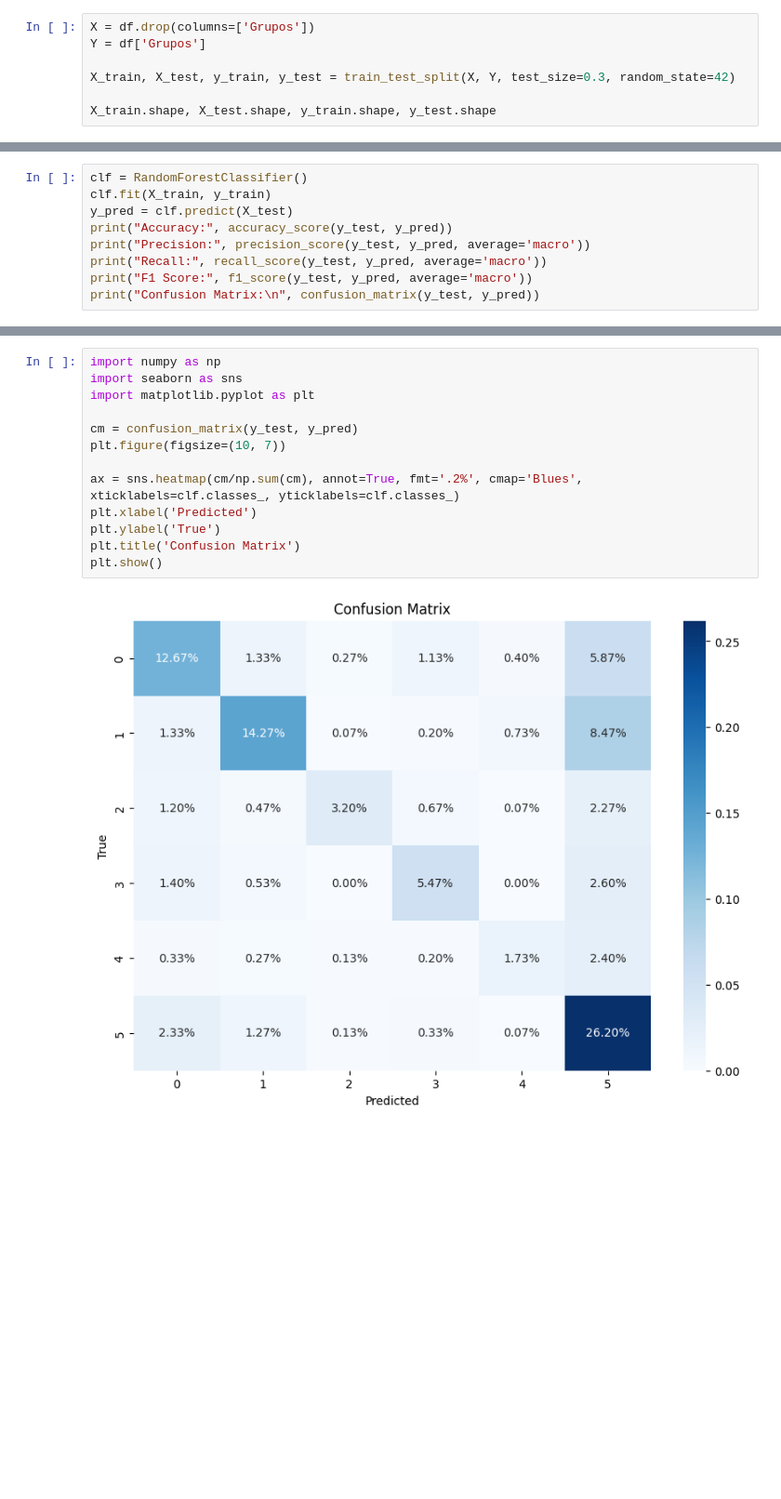
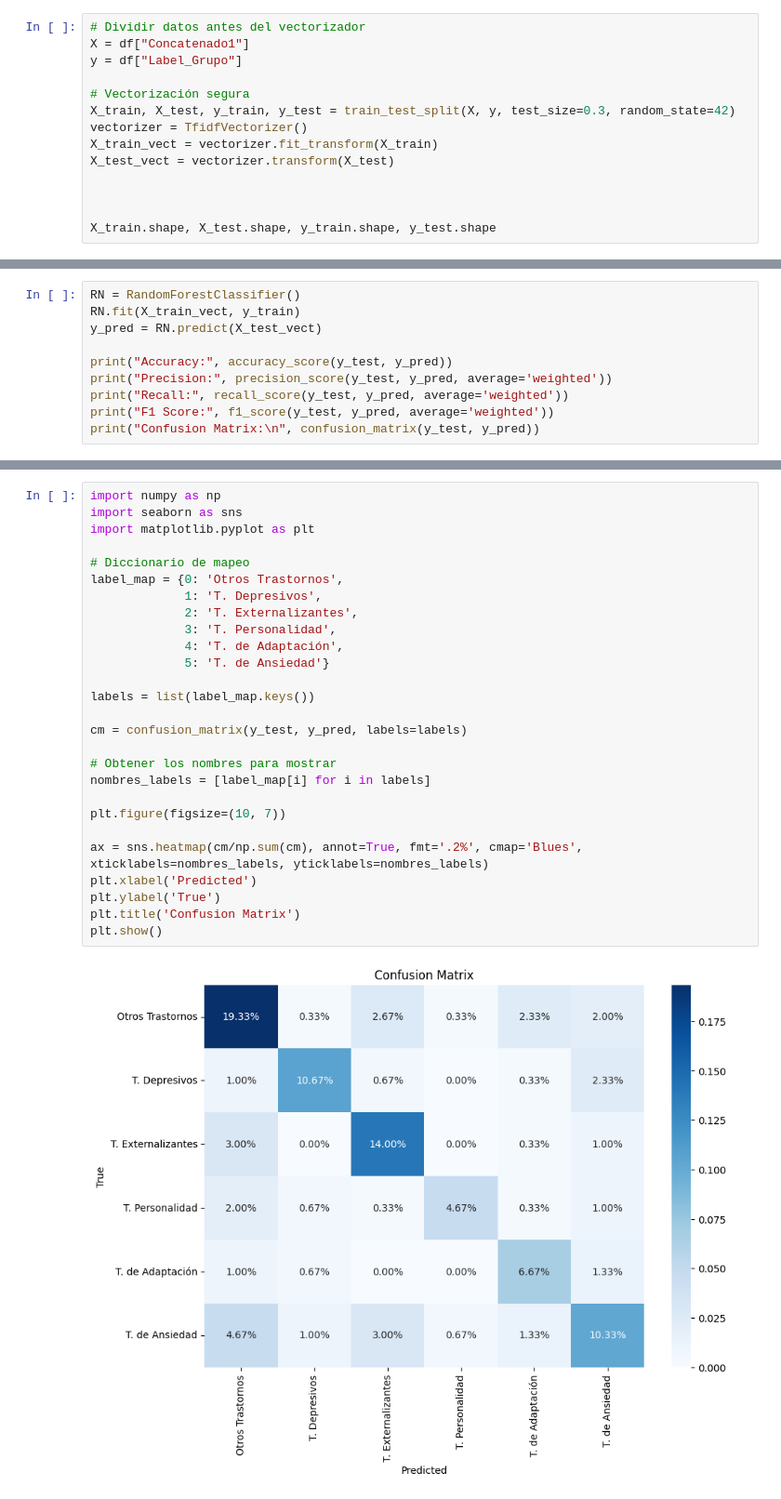
Before and after one commit to Isaias951017/Trabajo-Practica, a Jupyter notebook: models/RandomForest.ipynb, the cells around one changed output, grey strips where cells are left out. Shown at 93% size. Cells and saved outputs as stored; diff of their text form; blank space fills up the shorter version.

```diff
--- a/models/RandomForest.ipynb
+++ b/models/RandomForest.ipynb
@@ -29,8 +40,15 @@ memory usage: 757.6 MB
 # %%
-X = df.drop(columns=['Grupos'])
-Y = df['Grupos']
+# Dividir datos antes del vectorizador
+X = df["Concatenado1"]
+y = df["Label_Grupo"]
 
-X_train, X_test, y_train, y_test = train_test_split(X, Y, test_size=0.3, random_state=42)
+# Vectorización segura
+X_train, X_test, y_train, y_test = train_test_split(X, y, test_size=0.3, random_state=42)
+vectorizer = TfidfVectorizer()
+X_train_vect = vectorizer.fit_transform(X_train)
+X_test_vect = vectorizer.transform(X_test)
+
+
 
 X_train.shape, X_test.shape, y_train.shape, y_test.shape
 # %% [output]
@@ -38,10 +56,11 @@ X_train.shape, X_test.shape, y_train.shape, y_test.shape
 # %%
-clf = RandomForestClassifier()
-clf.fit(X_train, y_train)
-y_pred = clf.predict(X_test)
+RN = RandomForestClassifier()
+RN.fit(X_train_vect, y_train)
+y_pred = RN.predict(X_test_vect)
+
 print("Accuracy:", accuracy_score(y_test, y_pred))
-print("Precision:", precision_score(y_test, y_pred, average='macro'))
-print("Recall:", recall_score(y_test, y_pred, average='macro'))
-print("F1 Score:", f1_score(y_test, y_pred, average='macro'))
+print("Precision:", precision_score(y_test, y_pred, average='weighted'))
+print("Recall:", recall_score(y_test, y_pred, average='weighted'))
+print("F1 Score:", f1_score(y_test, y_pred, average='weighted'))
 print("Confusion Matrix:\n", confusion_matrix(y_test, y_pred))
 # %% [output]
@@ -59,15 +78,29 @@ Confusion Matrix:
 # %%
 import numpy as np
 import seaborn as sns
 import matplotlib.pyplot as plt
 
-cm = confusion_matrix(y_test, y_pred)
+# Diccionario de mapeo
+label_map = {0: 'Otros Trastornos',
+             1: 'T. Depresivos',
+             2: 'T. Externalizantes',
+             3: 'T. Personalidad',
+             4: 'T. de Adaptación',
+             5: 'T. de Ansiedad'}
+
+labels = list(label_map.keys())
+
+cm = confusion_matrix(y_test, y_pred, labels=labels)
+
+# Obtener los nombres para mostrar
+nombres_labels = [label_map[i] for i in labels]
+
 plt.figure(figsize=(10, 7))
 
-ax = sns.heatmap(cm/np.sum(cm), annot=True, fmt='.2%', cmap='Blues', xticklabels=clf.classes_, yticklabels=clf.classes_)
+ax = sns.heatmap(cm/np.sum(cm), annot=True, fmt='.2%', cmap='Blues', xticklabels=nombres_labels, yticklabels=nombres_labels)
 plt.xlabel('Predicted')
 plt.ylabel('True')
 plt.title('Confusion Matrix')
 plt.show()
 # %% [output]
-[figure, old version]
+[figure, new version]
```
Also changed, not shown: parts of 5 cells of this notebook, 9 other files.
